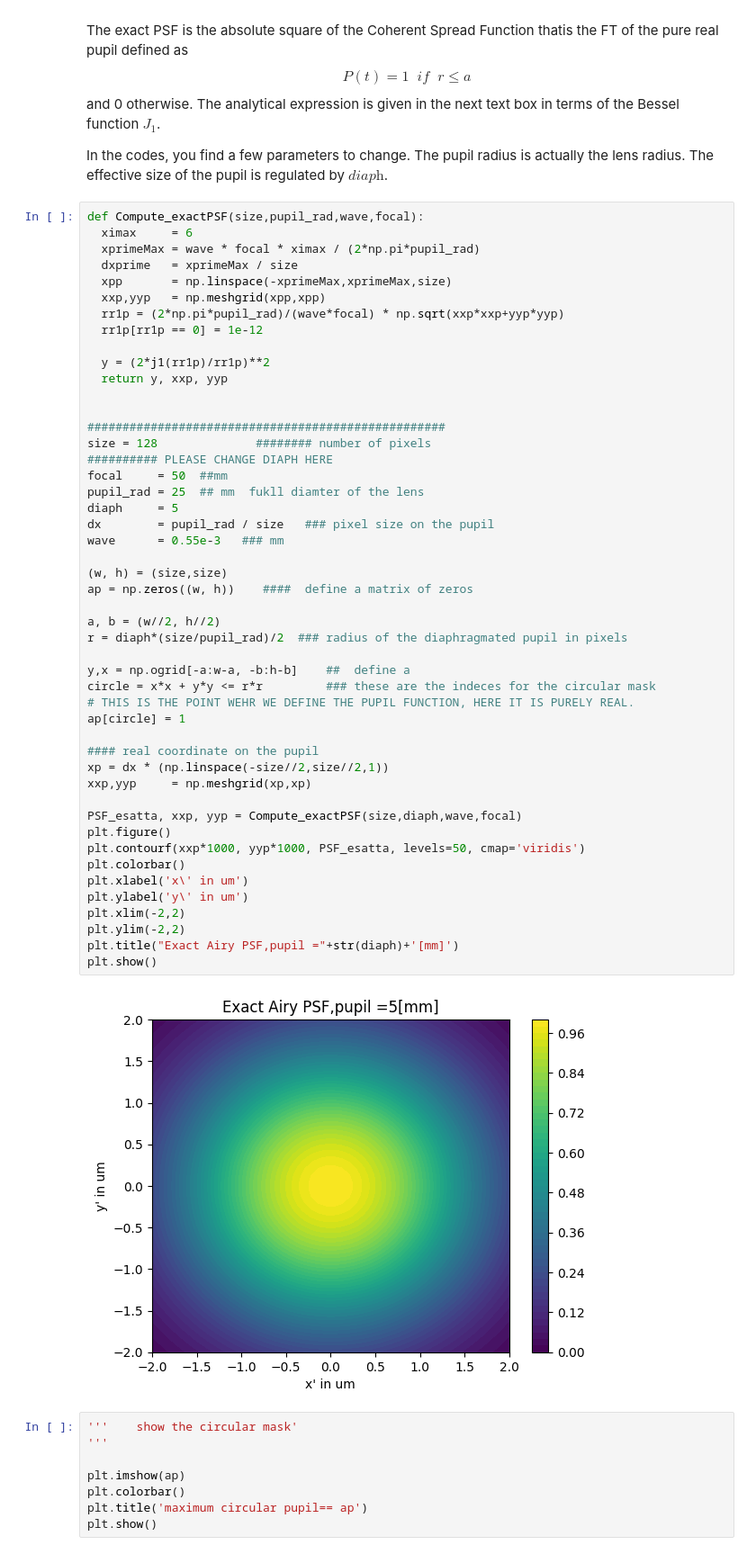
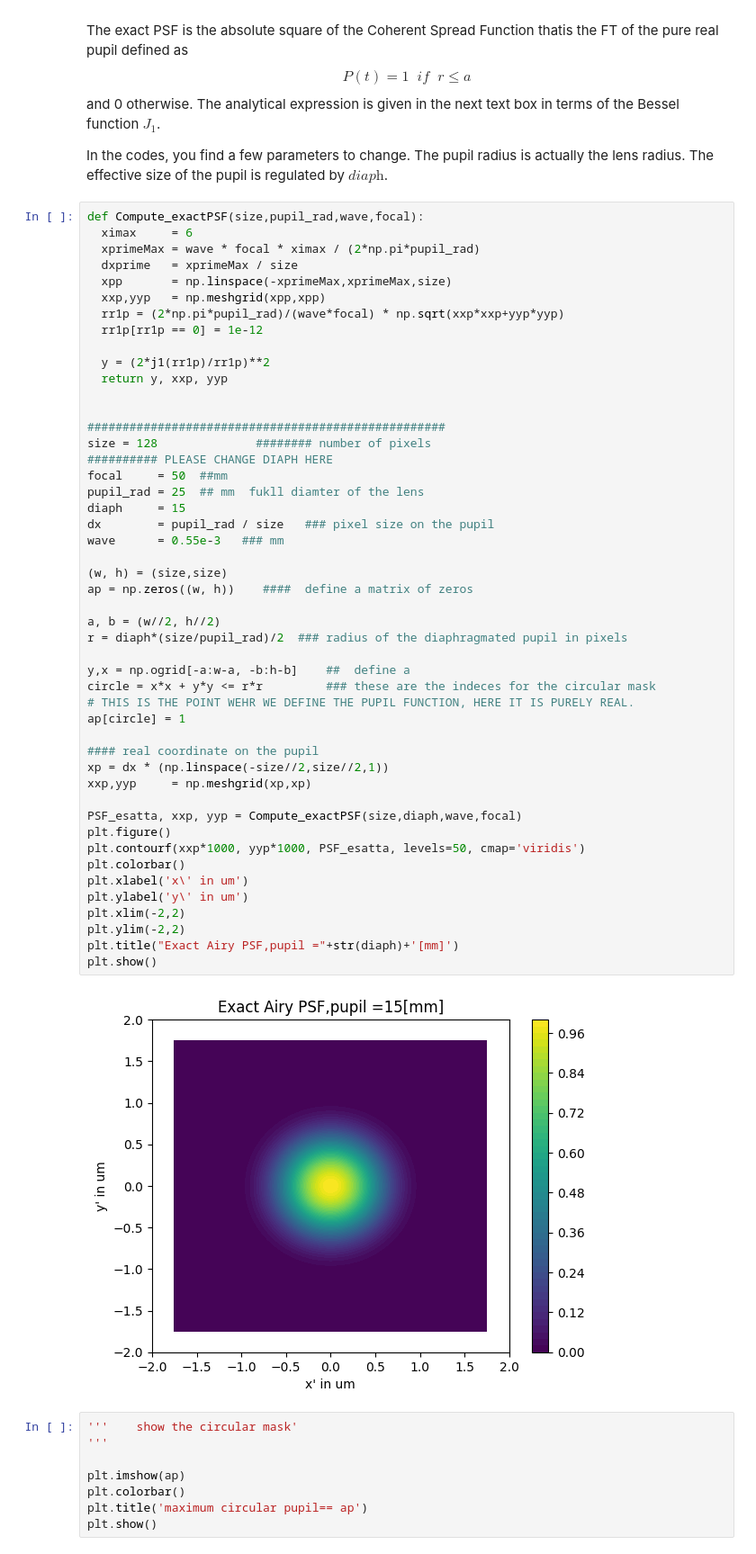
Before and after one commit to Gchirico63/Didattica, a Jupyter notebook: PhysicalPropagation/PSF_Aberrated.ipynb, the cells around one changed output. Shown at 90% size. Cells and saved outputs as stored; diff of their text form.

```diff
--- a/PhysicalPropagation/PSF_Aberrated.ipynb
+++ b/PhysicalPropagation/PSF_Aberrated.ipynb
@@ -46,37 +46,37 @@ size = 128              ######## number of pixels
 ########## PLEASE CHANGE DIAPH HERE
 focal     = 50  ##mm
 pupil_rad = 25  ## mm  fukll diamter of the lens
-diaph     = 5
+diaph     = 15
 dx        = pupil_rad / size   ### pixel size on the pupil
 wave      = 0.55e-3   ### mm
 
 (w, h) = (size,size)
 ap = np.zeros((w, h))    ####  define a matrix of zeros
 
 a, b = (w//2, h//2)
 r = diaph*(size/pupil_rad)/2  ### radius of the diaphragmated pupil in pixels
 
 y,x = np.ogrid[-a:w-a, -b:h-b]    ##  define a
 circle = x*x + y*y <= r*r         ### these are the indeces for the circular mask
 # THIS IS THE POINT WEHR WE DEFINE THE PUPIL FUNCTION, HERE IT IS PURELY REAL.
 ap[circle] = 1
 
 #### real coordinate on the pupil
 xp = dx * (np.linspace(-size//2,size//2,1))
 xxp,yyp     = np.meshgrid(xp,xp)
 
 PSF_esatta, xxp, yyp = Compute_exactPSF(size,diaph,wave,focal)
 plt.figure()
 plt.contourf(xxp*1000, yyp*1000, PSF_esatta, levels=50, cmap='viridis')
 plt.colorbar()
 plt.xlabel('x\' in um')
 plt.ylabel('y\' in um')
 plt.xlim(-2,2)
 plt.ylim(-2,2)
 plt.title("Exact Airy PSF,pupil ="+str(diaph)+'[mm]')
 plt.show()
 # %% [output]
-[figure, old version]
+[figure, new version]
 # %%
 '''    show the circular mask'
 '''
```
Also changed, not shown: parts of 2 cells of this notebook.
